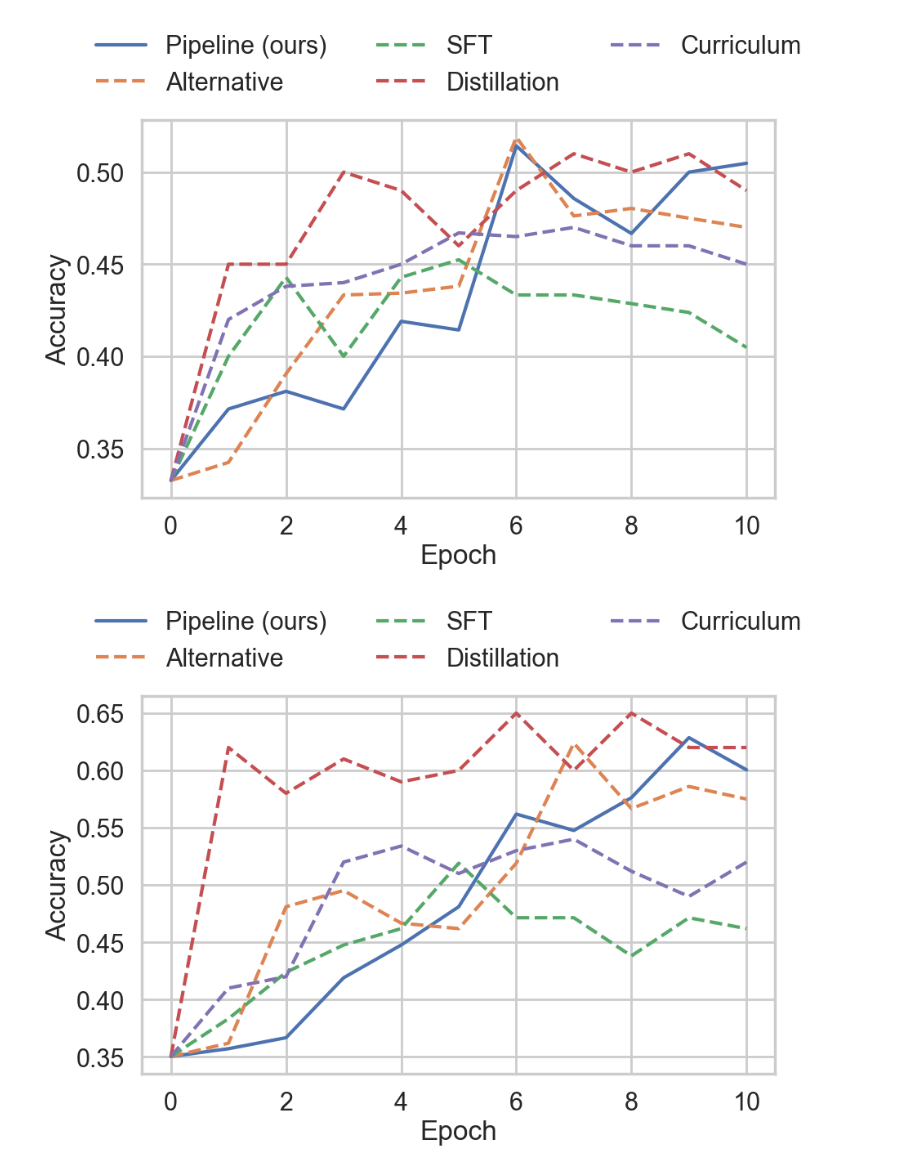
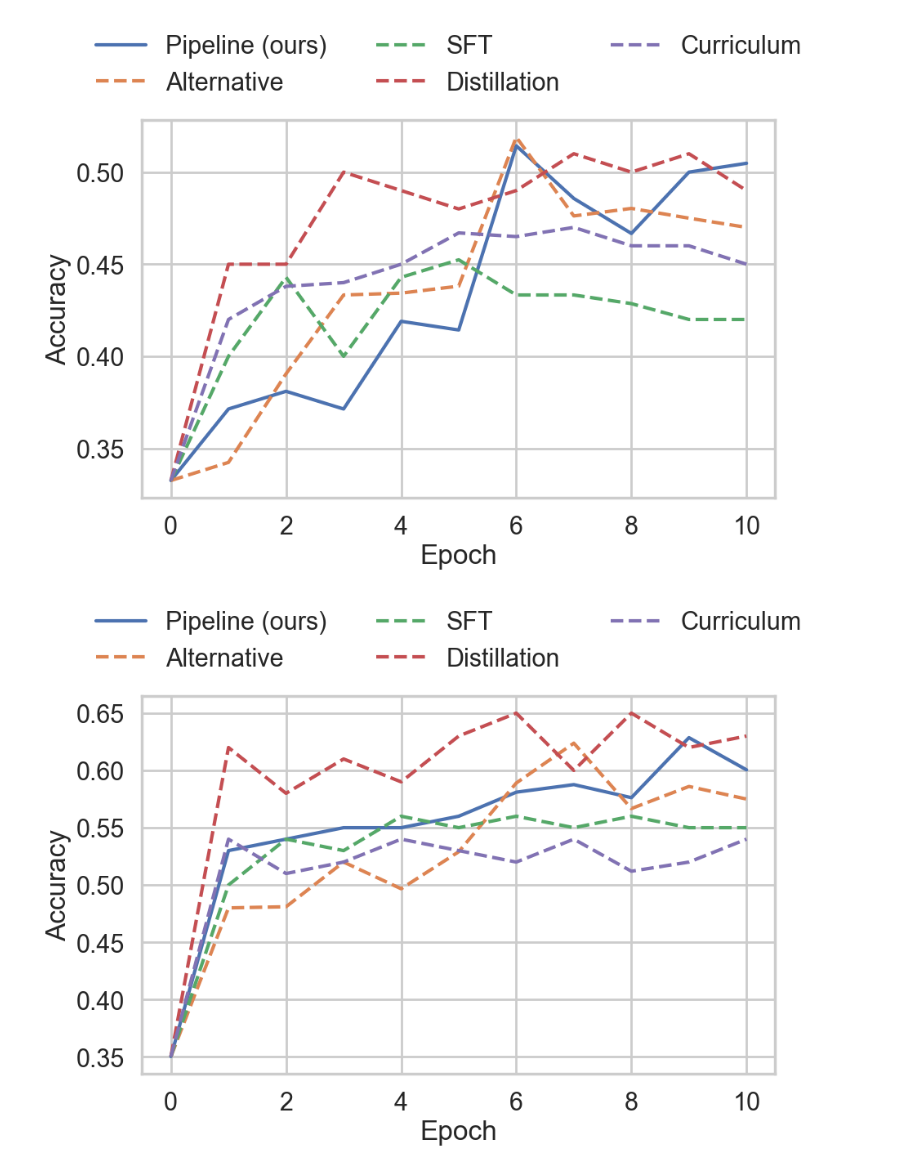
Before and after one commit to LabARSS/complexity-aware-fine-tuning, a Jupyter notebook: src/analysis/pipeline_training/mmlu_pipeline_vs_alt_vs_sft.ipynb, the cells around one changed output. Cells and saved outputs as stored; diff of their text form; code cells hidden in the pictures.

```diff
--- a/src/analysis/pipeline_training/mmlu_pipeline_vs_alt_vs_sft.ipynb
+++ b/src/analysis/pipeline_training/mmlu_pipeline_vs_alt_vs_sft.ipynb
@@ -12,45 +12,45 @@ epochs = np.linspace(0, 10, 11)
 # Data from wandb
 qwen_pipeline = [0.332574, 0.3714, 0.381, 0.3714, 0.419, 0.4143, 0.5143, 0.4857, 0.4667, 0.50, 0.5048]
 qwen_alt = [0.332574, 0.3424, 0.3905, 0.4333, 0.4343, 0.4381, 0.519, 0.4762, 0.4803, 0.475, 0.47]
-qwen_full_sft = [0.332574, 0.40, 0.4429, 0.40, 0.4429, 0.4524, 0.4333, 0.4333, 0.4286, 0.4238, 0.4048]
-qwen_full_distill = [0.332574, 0.45, 0.45, 0.50, 0.49, 0.46, 0.49, 0.51, 0.50, 0.51, 0.49]
+qwen_full_sft = [0.332574, 0.40, 0.4429, 0.40, 0.4429, 0.4524, 0.4333, 0.4333, 0.4286, 0.42, 0.42]
+qwen_full_distill = [0.332574, 0.45, 0.45, 0.50, 0.49, 0.48, 0.49, 0.51, 0.50, 0.51, 0.49]
 qwen_sft_curriculum = [0.332574, 0.42, 0.438, 0.44, 0.45, 0.467, 0.465, 0.47, 0.46, 0.46, 0.45]
 
-phi_pipeline = [0.3503, 0.3571, 0.3667, 0.419, 0.4476, 0.481, 0.5619, 0.5476, 0.5762, 0.6286, 0.6005]
-phi_alt = [0.3503, 0.3619, 0.481, 0.4952, 0.4667, 0.4619, 0.519, 0.6238, 0.5667, 0.586, 0.575]
-phi_full_sft = [0.3503, 0.3833, 0.4238, 0.4476, 0.4619, 0.519, 0.4714, 0.4714, 0.4381, 0.4714, 0.4619]
-phi_full_distill = [0.3503, 0.62, 0.58, 0.61, 0.59, 0.60, 0.65, 0.60, 0.65, 0.62, 0.62]
-phi_sft_curriculum = [0.3503, 0.41, 0.42, 0.52, 0.534, 0.51, 0.53, 0.54, 0.512, 0.49, 0.52]
+phi_pipeline = [0.3503, 0.53, 0.54, 0.55, 0.55, 0.56, 0.581, 0.5876, 0.5762, 0.6286, 0.6005]
+phi_alt = [0.3503, 0.48, 0.481, 0.52, 0.4967, 0.529, 0.589, 0.6238, 0.5667, 0.586, 0.575]
+phi_full_sft = [0.3503, 0.50, 0.54, 0.53, 0.56, 0.55, 0.56, 0.55, 0.56, 0.55, 0.55]
+phi_full_distill = [0.3503, 0.62, 0.58, 0.61, 0.59, 0.63, 0.65, 0.60, 0.65, 0.62, 0.63]
+phi_sft_curriculum = [0.3503, 0.54, 0.51, 0.52, 0.54, 0.53, 0.52, 0.54, 0.512, 0.52, 0.54]
 
 fig = plt.figure(figsize=(10, 6))
 
 plt.plot(epochs, qwen_pipeline, label="Pipeline (ours)")
 plt.plot(epochs, qwen_alt, label="Alternative", linestyle="dashed")
 plt.plot(epochs, qwen_full_sft, label="SFT", linestyle="dashed")
 plt.plot(epochs, qwen_full_distill, label="Distillation", linestyle="dashed")
 plt.plot(epochs, qwen_sft_curriculum, label="Curriculum", linestyle="dashed")
 
 plt.xlabel("Epoch")
 plt.ylabel("Accuracy")
 
 fig.legend(loc="outside upper center", bbox_to_anchor=(0.5, 1.1), ncol=3, frameon=False)
 plt.savefig("../../../artifacts/pipeline/qwen_pipeline.pdf", bbox_inches="tight")
 plt.show()
 
 fig = plt.figure(figsize=(10, 6))
 
 plt.plot(epochs, phi_pipeline, label="Pipeline (ours)")
 plt.plot(epochs, phi_alt, label="Alternative", linestyle="dashed")
 plt.plot(epochs, phi_full_sft, label="SFT", linestyle="dashed")
 plt.plot(epochs, phi_full_distill, label="Distillation", linestyle="dashed")
 plt.plot(epochs, phi_sft_curriculum, label="Curriculum", linestyle="dashed")
 
 plt.xlabel("Epoch")
 plt.ylabel("Accuracy")
 
 fig.legend(loc="outside upper center", bbox_to_anchor=(0.5, 1.1), ncol=3, frameon=False)
 plt.savefig("../../../artifacts/pipeline/phi_pipeline.pdf", bbox_inches="tight")
 plt.show()
 # %% [output]
-[figure, old version]
+[figure, new version]
-[figure, old version]
+[figure, new version]
```
Also changed, not shown: 7 other files.
